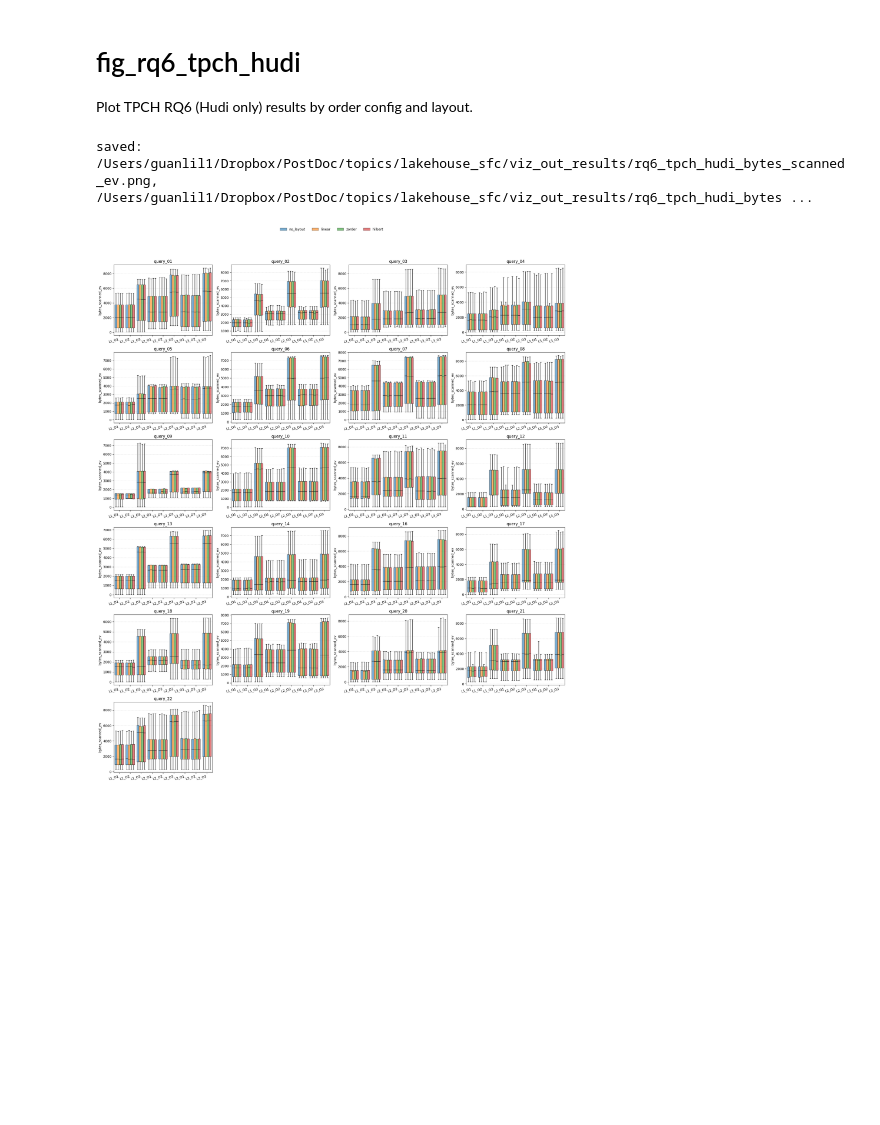
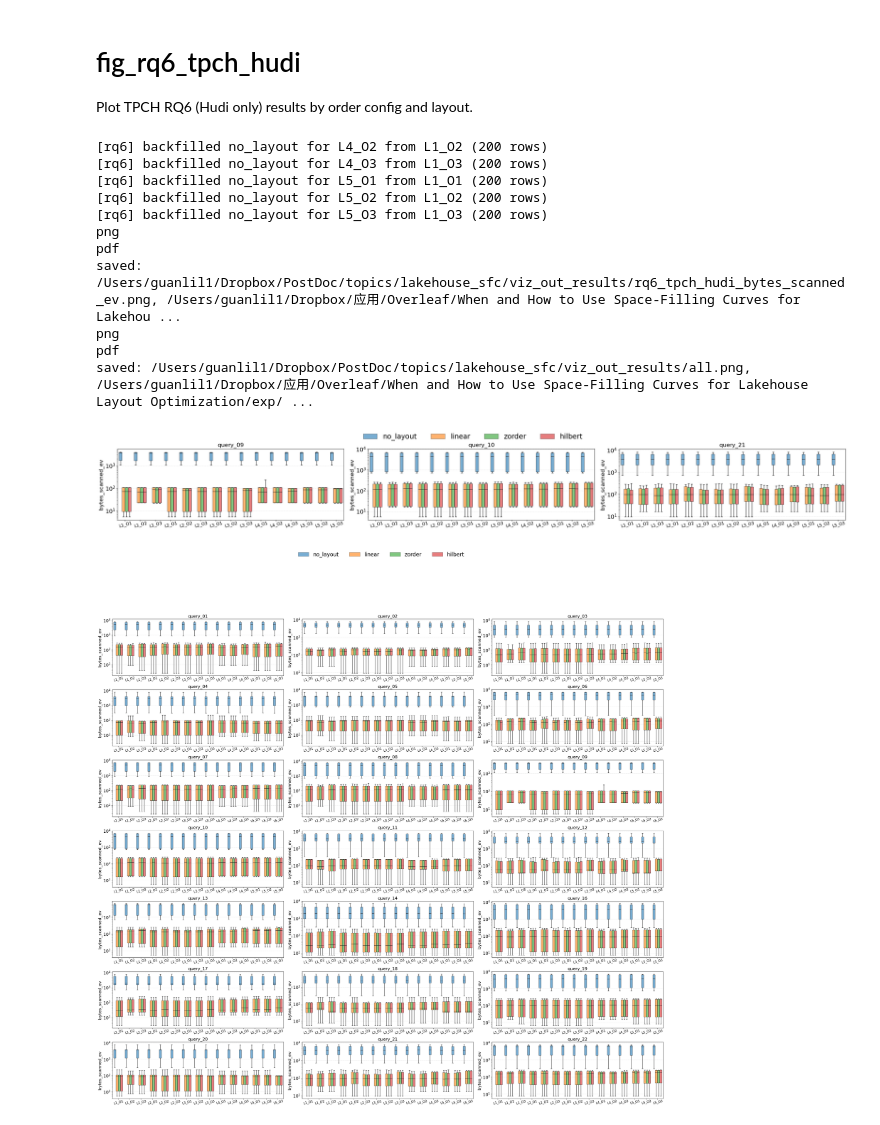
Before and after one commit to Liuguanli/lakehouse_sfc, a Jupyter notebook: notebooks/fig_rq6_tpch_hudi.ipynb, the cells around one changed output. Cells and saved outputs as stored; diff of their text form; code cells hidden in the pictures; blank space fills up the shorter version.

```diff
--- a/notebooks/fig_rq6_tpch_hudi.ipynb
+++ b/notebooks/fig_rq6_tpch_hudi.ipynb
@@ -195,16 +385,48 @@ def plot_rq6_query_grid(
 # %%
 # Example usage: adjust metric as needed
 rq6_root = PROJ_ROOT / "results" / "RQ6" / "tpch_rq6_hudi"
 df_raw, order_labels = load_rq6_results(rq6_root)
 
 metric = "bytes_scanned_ev"
+LOG_Y = True
+MANUAL_LAYOUT_ORDER = None  # e.g. ["no_layout", "zorder", "hilbert"] or "no_layout,zorder"
+MANUAL_ORDER_ORDER = None  # e.g. "L1_O1" or ["L1_O1", "L2_O1"]
+# MANUAL_QUERY_ORDER = None  # e.g. "Q1" or ["Q1", "Q6", "Q14"]
+MANUAL_QUERY_ORDER = ["query_09", "query_10", "query_21"]
+# MANUAL_ORDER_ORDER =["L1_O1", "L1_O2", "L1_O3", "L2_O1", "L2_O2", "L2_O3"]
 per_stream = prepare_rq6_stream_values(df_raw, metric)
 
 fig = plot_rq6_query_grid(
     per_stream,
     metric=metric,
-    order_order=order_labels,
+    layout_order=MANUAL_LAYOUT_ORDER,
+    order_order=(MANUAL_ORDER_ORDER or order_labels),
+    query_order=MANUAL_QUERY_ORDER,
+    log_y=LOG_Y,
 )
+MANUAL_QUERY_ORDER = None  # e.g. "Q1" or ["Q1", "Q6", "Q14"]
+
+fig = plot_rq6_query_grid(
+    per_stream,
+    metric=metric,
+    layout_order=MANUAL_LAYOUT_ORDER,
+    order_order=(MANUAL_ORDER_ORDER or order_labels),
+    query_order=MANUAL_QUERY_ORDER,
+    log_y=LOG_Y,
+    # save=False,
+    filename_prefix="all"
+)
 # %% [output]
-saved: /Users/guanlil1/Dropbox/PostDoc/topics/lakehouse_sfc/viz_out_results/rq6_tpch_hudi_bytes_scanned_ev.png, /Users/guanlil1/Dropbox/PostDoc/topics/lakehouse_sfc/viz_out_results/rq6_tpch_hudi_bytes ...
+[rq6] backfilled no_layout for L4_O2 from L1_O2 (200 rows)
+[rq6] backfilled no_layout for L4_O3 from L1_O3 (200 rows)
+[rq6] backfilled no_layout for L5_O1 from L1_O1 (200 rows)
+[rq6] backfilled no_layout for L5_O2 from L1_O2 (200 rows)
+[rq6] backfilled no_layout for L5_O3 from L1_O3 (200 rows)
+png
+pdf
+saved: /Users/guanlil1/Dropbox/PostDoc/topics/lakehouse_sfc/viz_out_results/rq6_tpch_hudi_bytes_scanned_ev.png, /Users/guanlil1/Dropbox/应用/Overleaf/When and How to Use Space-Filling Curves for Lakehou ...
+png
+pdf
+saved: /Users/guanlil1/Dropbox/PostDoc/topics/lakehouse_sfc/viz_out_results/all.png, /Users/guanlil1/Dropbox/应用/Overleaf/When and How to Use Space-Filling Curves for Lakehouse Layout Optimization/exp/ ...
-[figure, old version]
+[figure, new version]
+[figure, added]
```
Also changed, not shown: parts of 4 cells of this notebook, 21 other files.
